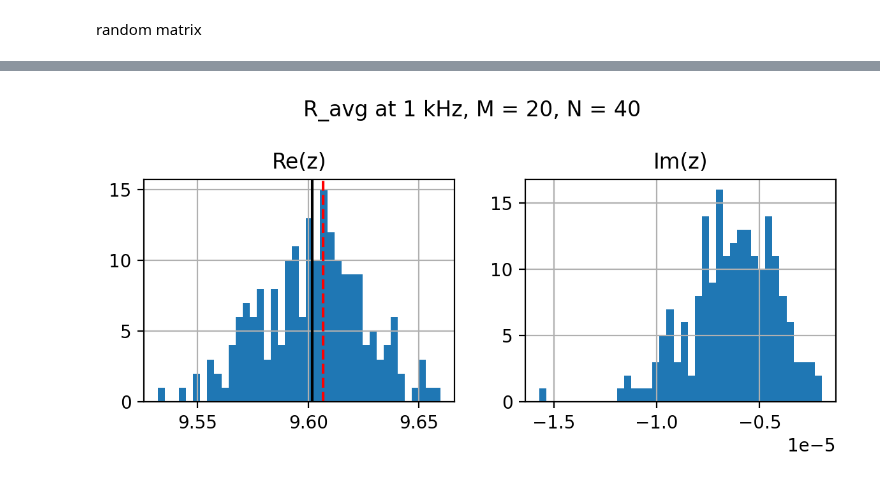
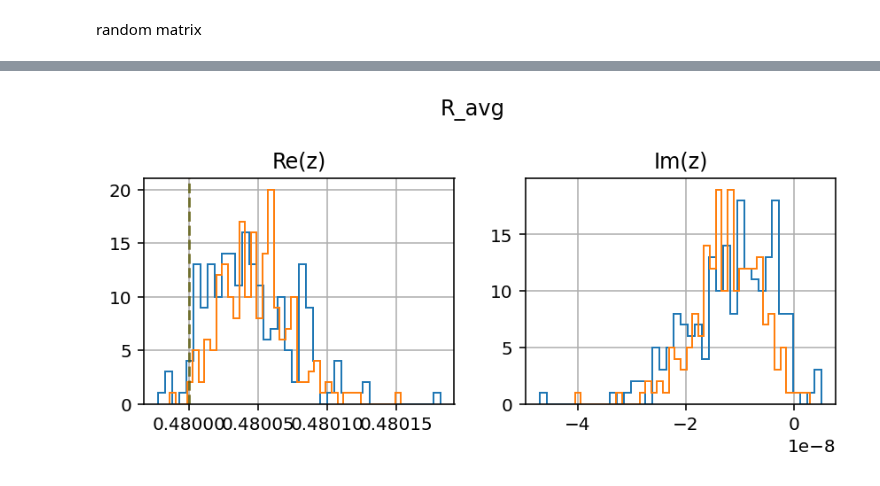
Before and after one commit to tamu-edu/tes_noise, a Jupyter notebook: Rbeta_stats.ipynb, the cells around one changed output, grey strips where cells are left out. Saved outputs shown, nothing was run; the diff lists cells and outputs as text; code cells hidden in the pictures.

```diff
--- a/Rbeta_stats.ipynb
+++ b/Rbeta_stats.ipynb
@@ -440,0 +433,29 @@ syst_params['Bmean']
+# %%
+# distribution of R_avg/Rmean (real and imag) at 10 kHz for M = 300, N = 900
+numrepeats = 200
+M1 = 10
+N1 = 20
+w0 = 1e4/2/np.pi # 10 kHz
+R_avg1 = np.zeros(numrepeats, dtype = np.cdouble)
+R_avg2 = np.zeros(numrepeats, dtype = np.cdouble)
+etm1 = ElectrothermalSystem(M1, N1, syst_params)
+etm2 = ElectrothermalSystem(2*M1, 2*N2, syst_params)
+etm3 = ElectrothermalSystem(15, 30, syst_params)
+Zs = np.zeros((numrepeats, 3), dtype = np.cdouble)
+dPdIs = np.zeros((numrepeats, 3), dtype = np.cdouble)
+
+
+for i in tqdm.trange(numrepeats):
+    R_avg1[i] = etm1.get_R_tot(w0, regen = True)
+    R_avg2[i] = etm2.get_R_tot(w0, regen = True)
+    etm3.generate_everything()
+    Zs[i,0], dPdIs[i,0] = etm1.get_Z_dPdI(w0)
+    Zs[i,1], dPdIs[i,1] = etm2.get_Z_dPdI(w0)
+    Zs[i,2], dPdIs[i,2] = etm3.get_Z_dPdI(w0)
+
+fig, axs = complex_histogram(dPdIs[:,0], figsize = (8,3))
+axs[0].hist(np.real(dPdIs[:,1]), bins = 40, histtype = 'step')
+axs[1].hist(np.imag(dPdIs[:,1]), bins = 40, histtype = 'step')
+axs[0].hist(np.real(dPdIs[:,2]), bins = 40, histtype = 'step')
+axs[1].hist(np.imag(dPdIs[:,2]), bins = 40, histtype = 'step')
+fig.suptitle('dpdi')
@@ -441,12 +465,15 @@ syst_params['Bmean']
 # %%
-
-fig, axs = complex_histogram(R_avg, figsize = (6,3))
-fig.suptitle(f'R_avg at 1 kHz, M = {etm2.M}, N = {etm2.N}')
+#np.savetxt('Ravg.dat', R_avg)
+#R_avg2 = np.loadtxt('Ravg.dat', dtype = np.cdouble)
+fig, axs = complex_histogram(R_avg1, figsize = (6,3))
+axs[0].hist(np.real(R_avg2), histtype = 'step', bins = 40)
+axs[1].hist(np.imag(R_avg2), histtype = 'step', bins = 40)
+#fig.suptitle(f'R_avg at 1 kHz, M = {etm2.M}, N = {etm2.N}')
 for ax in axs:
     ax.grid()
-axs[0].axvline(np.real(R_avg).mean(), color = 'k')
-axs[0].axvline((M1**2)*(1 + somevar + 0*(w.std()/abs(w.mean()))**2 + 0*np.real(Dm_var) + syst_params['Cdev']**2)*etm2.Rmean*(2+etm2.Bmean), color = 'r', linestyle = 'dashed')
-#axs[1].axvline((M1**2)*(np.imag(Dm_var))*etm2.Rmean*(2+etm2.Bmean), color = 'r', linestyle = 'dashed')
+axs[0].axvline(etm1.M*etm1.Rmean*(2+etm1.Bmean), color = 'r', linestyle = 'dashed', alpha = 0.5)
+axs[0].axvline(etm2.M*etm2.Rmean*(2+etm2.Bmean), color = 'g', linestyle = 'dashed', alpha = 0.5)
+fig.suptitle('R_avg')
 fig.tight_layout()
 # %% [output]
-[figure, old version]
+[figure, new version]
```
Also changed, not shown: parts of 50 cells of this notebook.
